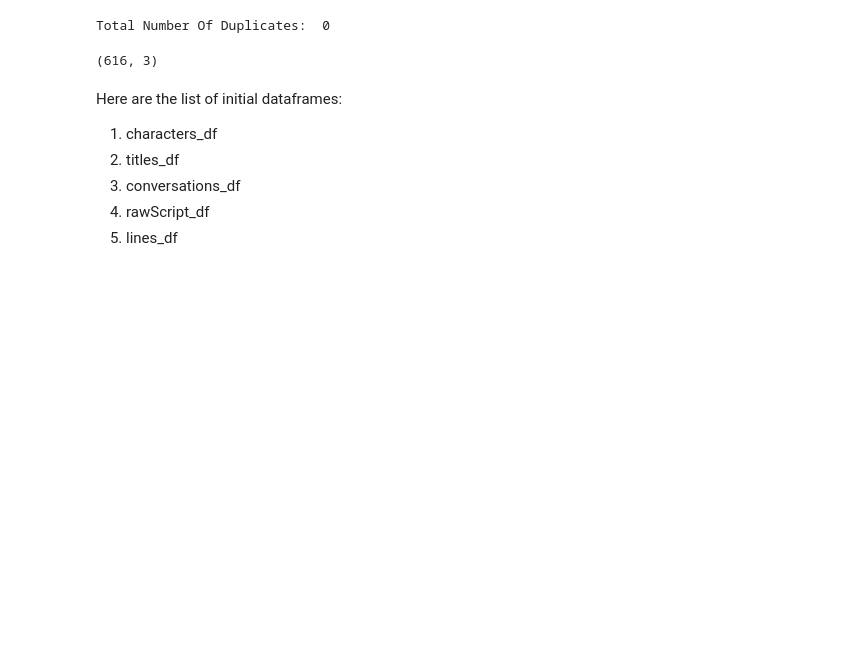
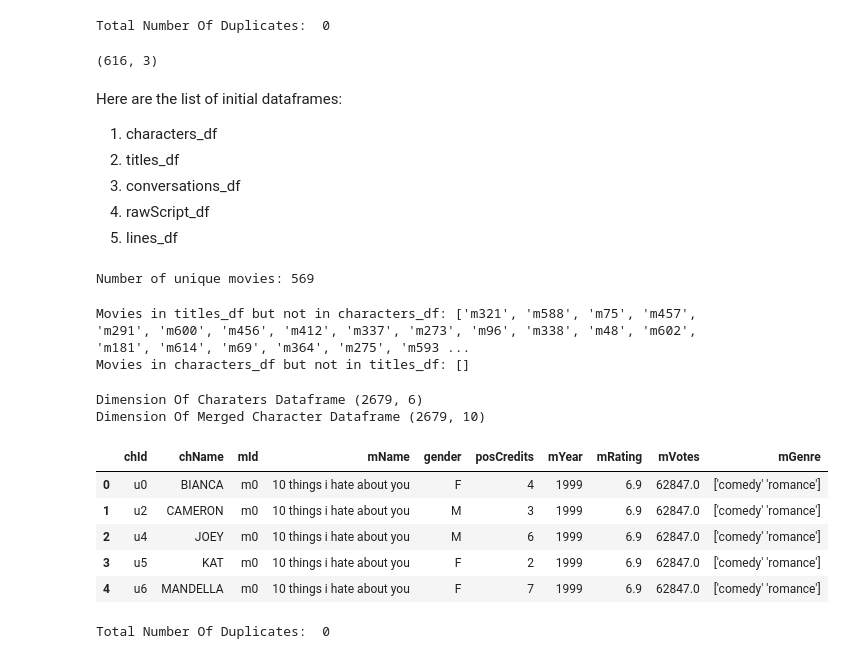
Before and after one commit to Sumitjh26997/CSS581-Final-Project, a Jupyter notebook: MLProject.ipynb, the cells around one changed output. Saved outputs shown, nothing was run; the diff lists cells and outputs as text; code cells hidden in the pictures; blank space fills up the shorter version.

```diff
--- a/MLProject.ipynb
+++ b/MLProject.ipynb
@@ -342,3 +342,43 @@ Here are the list of initial dataframes:
 3. conversations_df
 4. rawScript_df
 5. lines_df
+# %%
+unique_movies_count = characters_df['mId'].nunique()
+print("Number of unique movies:", unique_movies_count)
+# %% [output]
+Number of unique movies: 569
+# %%
+# Movies in titles_df but not in characters_df
+movies_in_titles_not_in_characters = set(titles_df['mId']) - set(characters_df['mId'])
+
+# Movies in characters_df but not in titles_df
+movies_in_characters_not_in_titles = set(characters_df['mId']) - set(titles_df['mId'])
+
+# Convert the sets to lists for easier handling or further analysis
+movies_in_titles_not_in_characters_list = list(movies_in_titles_not_in_characters)
+movies_in_characters_not_in_titles_list = list(movies_in_characters_not_in_titles)
+
+print("Movies in titles_df but not in characters_df:", movies_in_titles_not_in_characters_list)
+print("Movies in characters_df but not in titles_df:", movies_in_characters_not_in_titles_list)
+# %% [output]
+Movies in titles_df but not in characters_df: ['m321', 'm588', 'm75', 'm457', 'm291', 'm600', 'm456', 'm412', 'm337', 'm273', 'm96', 'm338', 'm48', 'm602', 'm181', 'm614', 'm69', 'm364', 'm275', 'm593 ...
+Movies in characters_df but not in titles_df: []
+# %%
+detailed_characters_df = characters_df.merge(titles_df[['mId', 'mYear', 'mRating', 'mVotes', 'mGenre']], on='mId', how='left')
+print("Dimension Of Charaters Dataframe",characters_df.shape)
+print("Dimension Of Merged Character Dataframe",detailed_characters_df.shape)
+detailed_characters_df.head()
+# %% [output]
+Dimension Of Charaters Dataframe (2679, 6)
+Dimension Of Merged Character Dataframe (2679, 10)
+|  | chId | chName | mId | mName | gender | posCredits | mYear | mRating | mVotes | mGenre |
+| 0 | u0 | BIANCA | m0 | 10 things i hate about you | F | 4 | 1999 | 6.9 | 62847.0 | ['comedy' 'romance'] |
+| 1 | u2 | CAMERON | m0 | 10 things i hate about you | M | 3 | 1999 | 6.9 | 62847.0 | ['comedy' 'romance'] |
+| 2 | u4 | JOEY | m0 | 10 things i hate about you | M | 6 | 1999 | 6.9 | 62847.0 | ['comedy' 'romance'] |
+| 3 | u5 | KAT | m0 | 10 things i hate about you | F | 2 | 1999 | 6.9 | 62847.0 | ['comedy' 'romance'] |
+| 4 | u6 | MANDELLA | m0 | 10 things i hate about you | F | 7 | 1999 | 6.9 | 62847.0 | ['comedy' 'romance'] |
+# %%
+duplicate_counts = detailed_characters_df.duplicated().sum()
+print("Total Number Of Duplicates: ", duplicate_counts)
+# %% [output]
+Total Number Of Duplicates:  0
```
Also changed, not shown: parts of 10 cells of this notebook.
